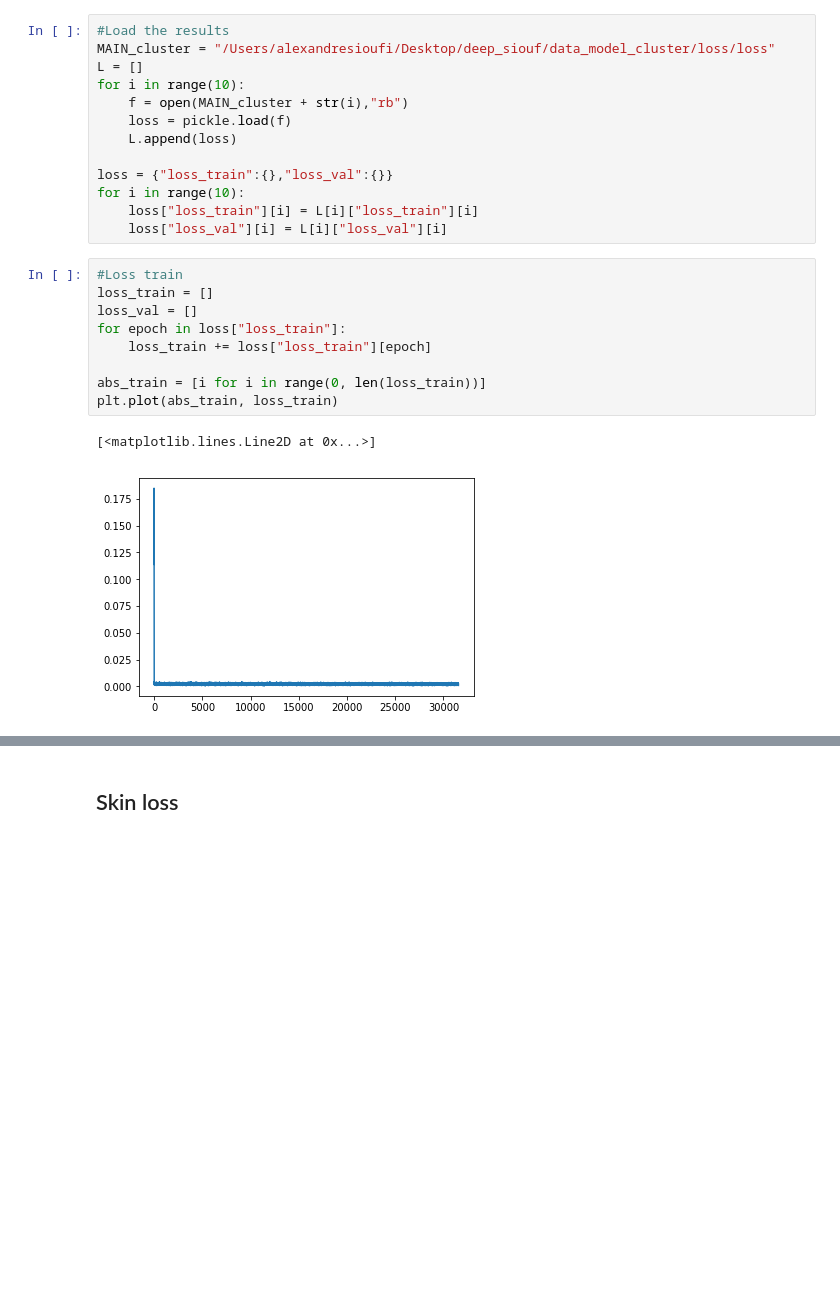
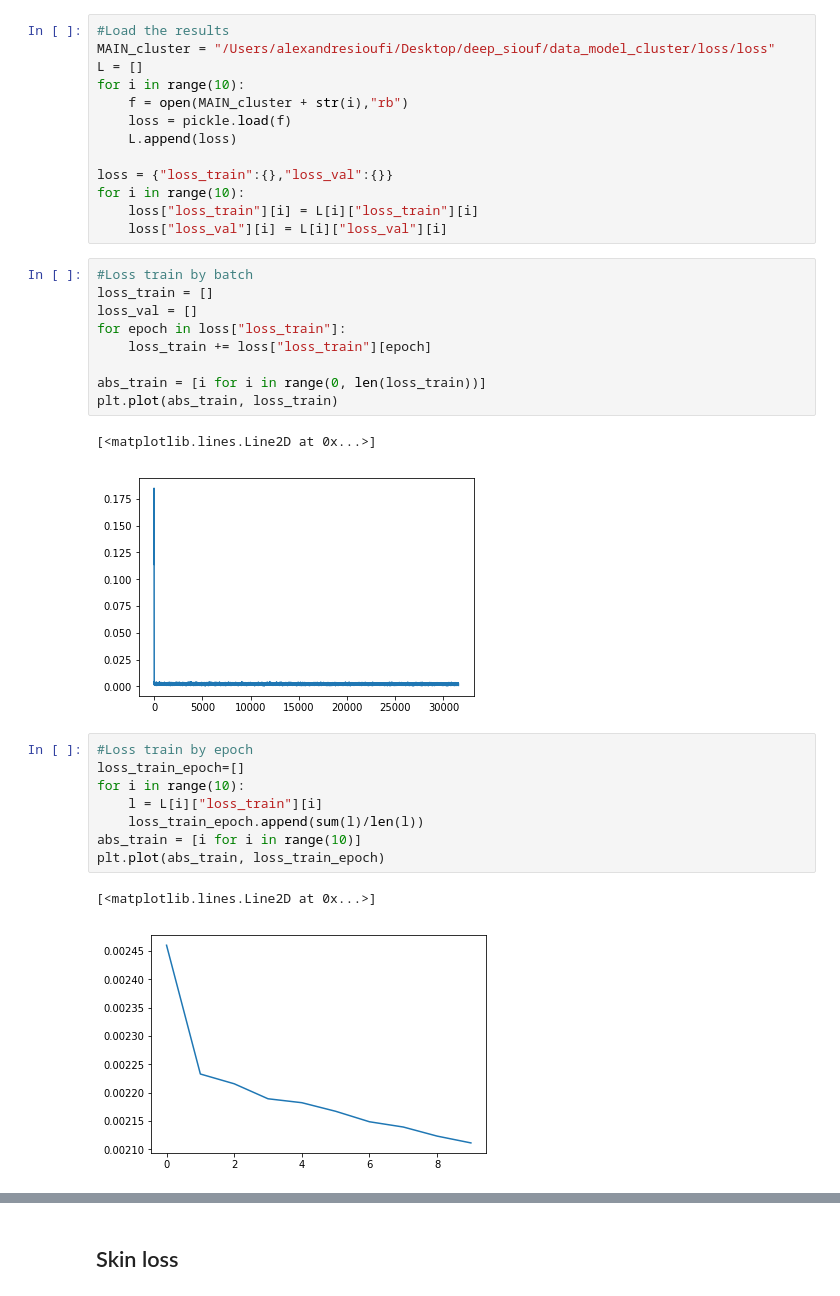
Before and after one commit to rmulton/dl_project, a Jupyter notebook: exploitation.ipynb, the cells around one changed output, grey strips where cells are left out. Saved outputs shown, nothing was run; the diff lists cells and outputs as text; blank space fills up the shorter version.

```diff
--- a/exploitation.ipynb
+++ b/exploitation.ipynb
@@ -20,7 +73,7 @@ for i in range(10):
     loss["loss_train"][i] = L[i]["loss_train"][i]
     loss["loss_val"][i] = L[i]["loss_val"][i]
 # %%
-#Loss train
+#Loss train by batch
 loss_train = []
 loss_val = []
 for epoch in loss["loss_train"]:
@@ -31,4 +84,15 @@ plt.plot(abs_train, loss_train)
 # %% [output]
 [<matplotlib.lines.Line2D at 0x...>]
 [figure]
+# %%
+#Loss train by epoch
+loss_train_epoch=[]
+for i in range(10):
+    l = L[i]["loss_train"][i]
+    loss_train_epoch.append(sum(l)/len(l))
+abs_train = [i for i in range(10)]
+plt.plot(abs_train, loss_train_epoch)
+# %% [output]
+[<matplotlib.lines.Line2D at 0x...>]
+[figure, added]
 # %%
```
Also changed, not shown: parts of 9 cells of this notebook.
